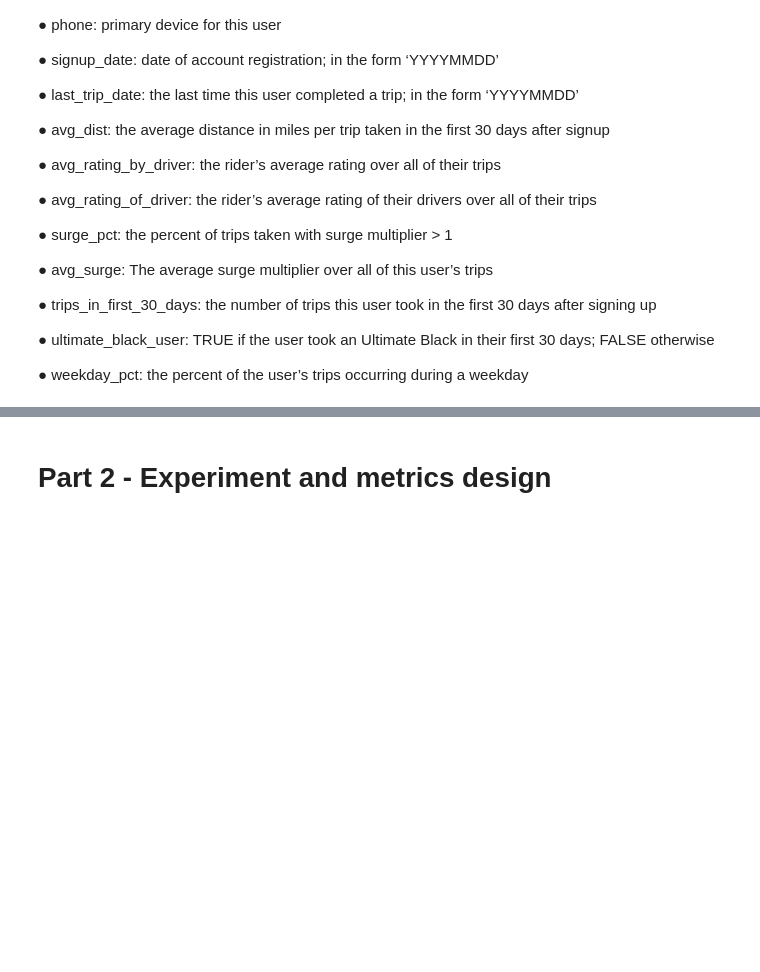
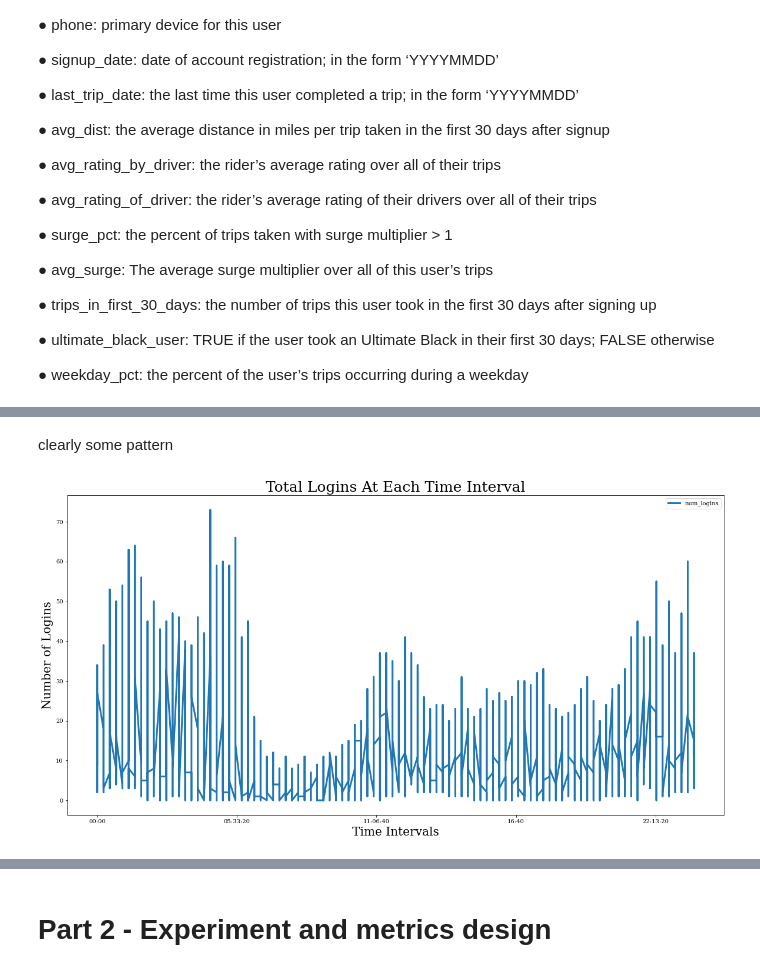
Before and after one commit to phebecarlson/Springboard, a Jupyter notebook: Interview Challenges/Ultimate Challenge/Interview Take Home - Ultimate Challenge .ipynb, the cells around one changed output, grey strips where cells are left out. Drawn from its saved outputs; the diff is of its cells as text; code cells hidden in the pictures; blank space fills up the shorter version.

```diff
--- a/Interview Challenges/Ultimate Challenge/Interview Take Home - Ultimate Challenge .ipynb
+++ b/Interview Challenges/Ultimate Challenge/Interview Take Home - Ultimate Challenge .ipynb
@@ -46,0 +122,9 @@ logins = json.loads('../logins.json')
+# %%
+intervals_df = interval_idx.copy().reset_index()
+# %%
+intervals_df['date'] = pd.to_datetime(intervals_df['login_interval']).dt.date
+intervals_df['month'] = pd.to_datetime(intervals_df['login_interval']).dt.month
+intervals_df['time_interval'] = pd.to_datetime(intervals_df['login_interval']).dt.time
+
+intervals_df['num_logins'] = intervals_df['count']
+intervals_df.drop(columns=['login_interval', 'count'], axis=0, inplace=True)
@@ -46,0 +150,10 @@ logins = json.loads('../logins.json')
+# %% [markdown]
+clearly some pattern
+# %%
+intervals_df.plot(x='time_interval', y='num_logins', figsize=(20,10), kind='line', linewidth=3)
+plt.title('Total Logins At Each Time Interval', fontsize=25)
+plt.xlabel('Time Intervals', fontsize=20)
+plt.ylabel('Number of Logins', fontsize=20)
+plt.show()
+# %% [output]
+[figure, added]
```
Also changed, not shown: parts of 32 cells of this notebook.
